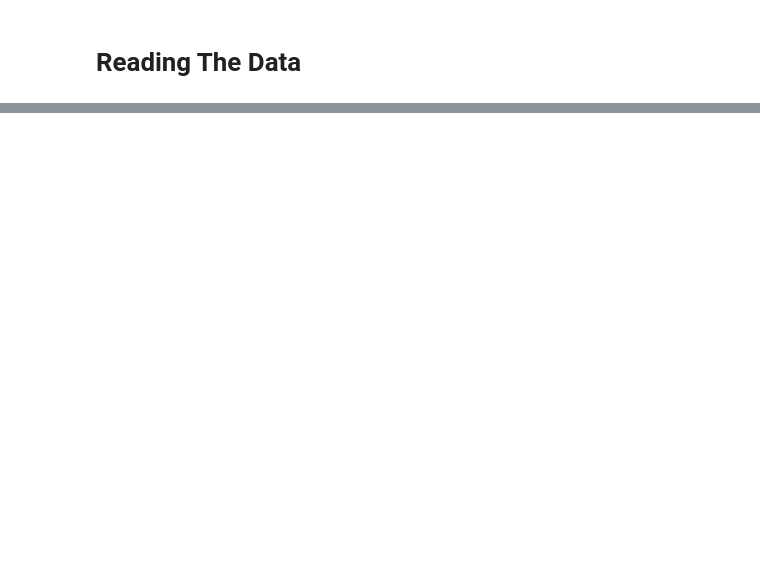
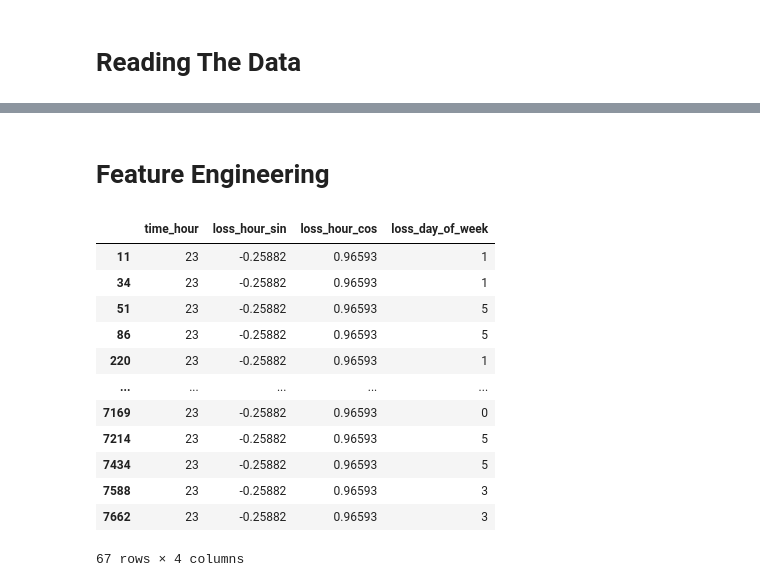
Before and after one commit to qusai238/fnol_modelling, a Jupyter notebook: notebooks/fnol_analysis.ipynb, the cells around one changed output, grey strips where cells are left out. Saved outputs shown, nothing was run; the diff lists cells and outputs as text; code cells hidden in the pictures; blank space fills up the shorter version.

```diff
--- a/notebooks/fnol_analysis.ipynb
+++ b/notebooks/fnol_analysis.ipynb
@@ -87,0 +185,17 @@ plt.show()
+# %%
+# checking notification period column
+# 3 rows where the notification period is negative
+print((df['notification_period'] < 0).sum(), '\n')
+
+ # notificaiton period description > 0
+print(df[df['notification_period'] >= 0]['notification_period'].describe(), '\n')
+
+# will impute the negative notification values with the median of the positive notification periods (median = 1)
+median_notification_period = df[df['notification_period'] >= 0]['notification_period'].median()
+print(f"Median notification period: {median_notification_period}", '\n')
+df.loc[df['notification_period'] < 0, 'notification_period'] = median_notification_period
+
+# checking if there are any negative notification periods left
+print((df['notification_period'] < 0).sum(), '\n')
+
+print(df['notification_period'].describe(), '\n')
@@ -87,0 +220,5 @@ plt.show()
+# %%
+# changing dtype to datetime
+df['date_of_loss'] = pd.to_datetime(df['date_of_loss'])
+# checking dtypes
+df.info()
@@ -87,0 +243,2 @@ plt.show()
+# %% [markdown]
+# Feature Engineering
@@ -87,0 +291,16 @@ plt.show()
+# %%
+df[df['time_hour'] ==23][['time_hour', 'loss_hour_sin', 'loss_hour_cos', 'loss_day_of_week']]
+# %% [output]
+|  | time_hour | loss_hour_sin | loss_hour_cos | loss_day_of_week |
+| 11 | 23 | -0.25882 | 0.96593 | 1 |
+| 34 | 23 | -0.25882 | 0.96593 | 1 |
+| 51 | 23 | -0.25882 | 0.96593 | 5 |
+| 86 | 23 | -0.25882 | 0.96593 | 5 |
+| 220 | 23 | -0.25882 | 0.96593 | 1 |
+| ... | ... | ... | ... | ... |
+| 7169 | 23 | -0.25882 | 0.96593 | 0 |
+| 7214 | 23 | -0.25882 | 0.96593 | 5 |
+| 7434 | 23 | -0.25882 | 0.96593 | 5 |
+| 7588 | 23 | -0.25882 | 0.96593 | 3 |
+| 7662 | 23 | -0.25882 | 0.96593 | 3 |
+67 rows × 4 columns
```
Also changed, not shown: parts of 17 cells of this notebook, 3 other files.
